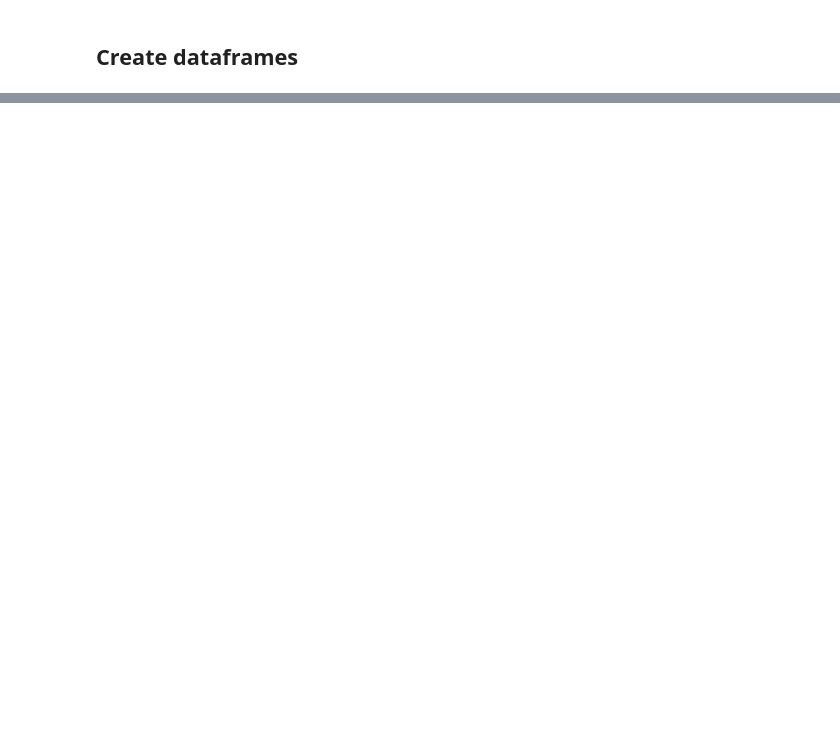
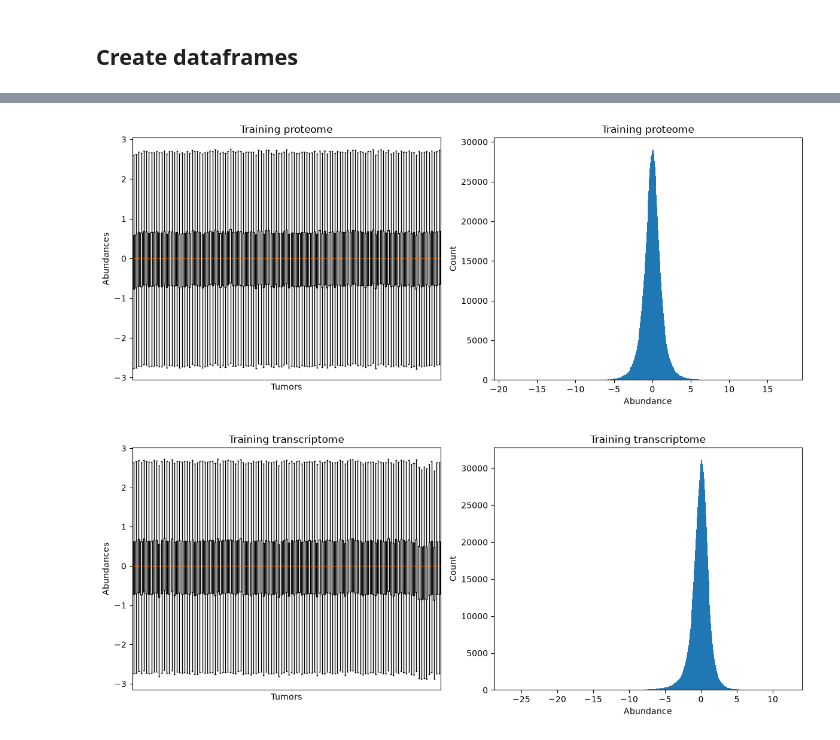
Before and after one commit to kenlzh1996/localization_ML, a Jupyter notebook: Dataset generation.ipynb, the cells around one changed output, grey strips where cells are left out. Cells and saved outputs as stored; diff of their text form; code cells hidden in the pictures; blank space fills up the shorter version.

Commit message:
updated raw data and processed data

```diff
--- a/Dataset generation.ipynb
+++ b/Dataset generation.ipynb
@@ -159,2 +172,24 @@ def VisualizeData(PD, MD):
+# %%
+# index_col / mrna_index_col: column holding the gene symbol in the raw csv
+# drop_keywords: proteome samples whose column name contains any of these are excluded
+COHORTS = {
+    'Training': dict(file='krug prot model use.csv', index_col='Index',
+                 mrna_file='krug mrna model use.csv', mrna_index_col='Index',
+                 drop_keywords=['notinstudy', 'Retro'], out='Training'),
+    'Breast_tumor': dict(file='breast prot model use.csv', index_col='Index',
+                    mrna_file='breast mrna model use.csv', mrna_index_col='gene_name',
+                    drop_keywords=['notinstudy'], out='breast_tumor'),
+    'Lung_tumor': dict(file='lung tumor prot model use.csv', index_col=0,
+                        mrna_file='lung tumor mrna model use.csv', mrna_index_col=0,
+                        drop_keywords=[], out='lung_tumor'),
+    'Lung_NAT': dict(file='lung nat prot model use.csv', index_col=0,
+                      mrna_file='lung nat mrna model use.csv', mrna_index_col=0,
+                      drop_keywords=[], out='lung_nat'),
+    'Brain_tumor': dict(file='brain prot model use.csv', index_col=0,
+                   mrna_file='brain mrna model use.csv', mrna_index_col=0,
+                   drop_keywords=['Disqualified', 'Recurrent', 'Metastatic', 'Solid-Tissue-Normal', 'ref2'],
+                   strip_suffix='-Primary-Tumor', out='brain_tumor'),
+}
+processed_prot, processed_mrna = {}, {}
 # %% [markdown]
 ## Create dataframes
@@ -708,0 +208,6 @@ glioma_tumor_MD_kde.to_csv(Path(output_path + 'brain_tumor_MD_processed_unfilter
+# %%
+VisualizeData(processed_prot['Training'], 'Training proteome')
+VisualizeData(processed_mrna['Training'], 'Training transcriptome')
+# %% [output]
+[figure, added]
+[figure, added]
```
Also changed, not shown: parts of 120 cells of this notebook, 26 other files.
